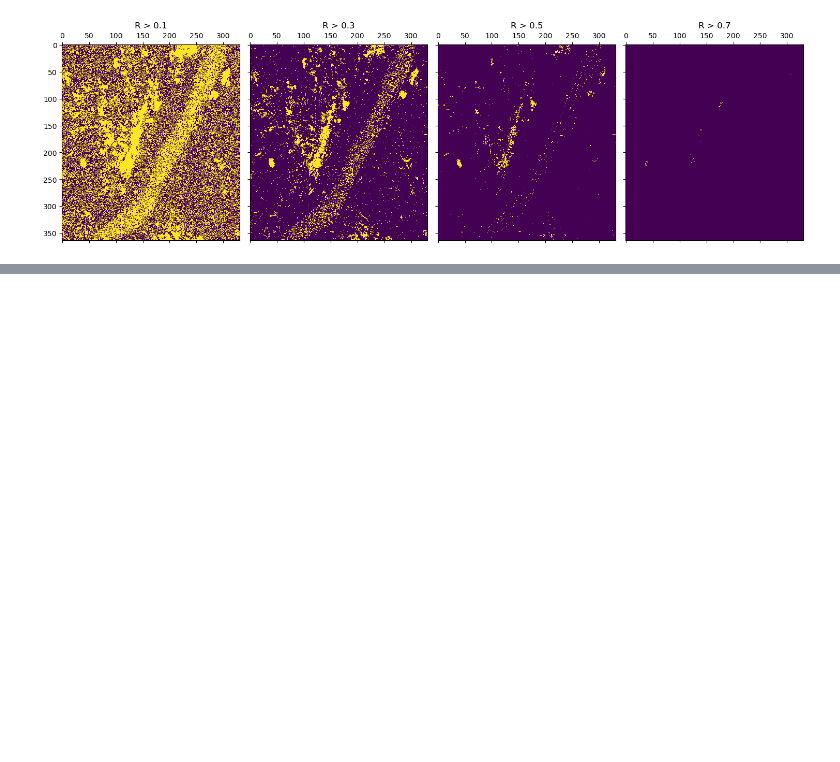
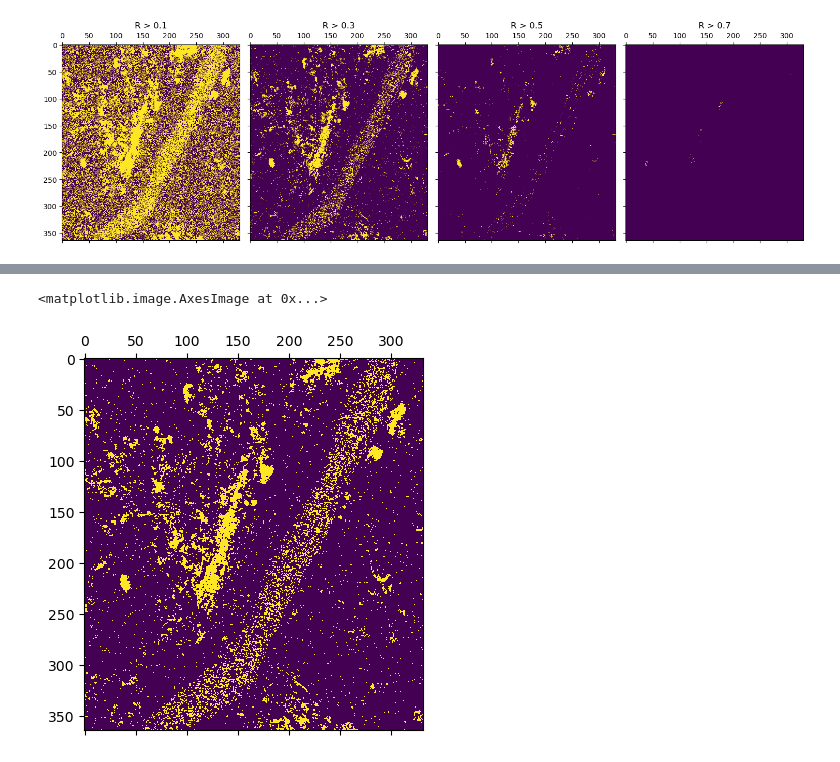
Before and after one commit to jotasaraiva/specs, a Jupyter notebook: report.ipynb, the cells around one changed output, grey strips where cells are left out. Cells and saved outputs as stored; diff of their text form; code cells hidden in the pictures; blank space fills up the shorter version.

```diff
--- a/report.ipynb
+++ b/report.ipynb
@@ -217,0 +236,8 @@ fig.tight_layout()
+# %%
+threshold = threshold_yen(R)
+binary = R > threshold
+
+plt.matshow(binary)
+# %% [output]
+<matplotlib.image.AxesImage at 0x...>
+[figure, added]
```
Also changed, not shown: parts of 6 cells of this notebook, 9 other files.
